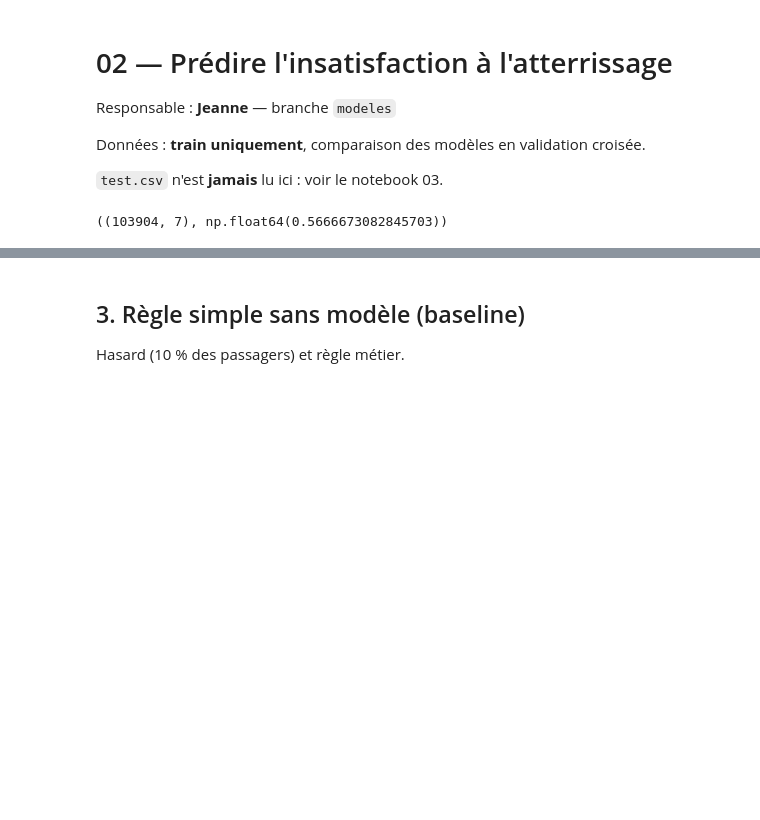
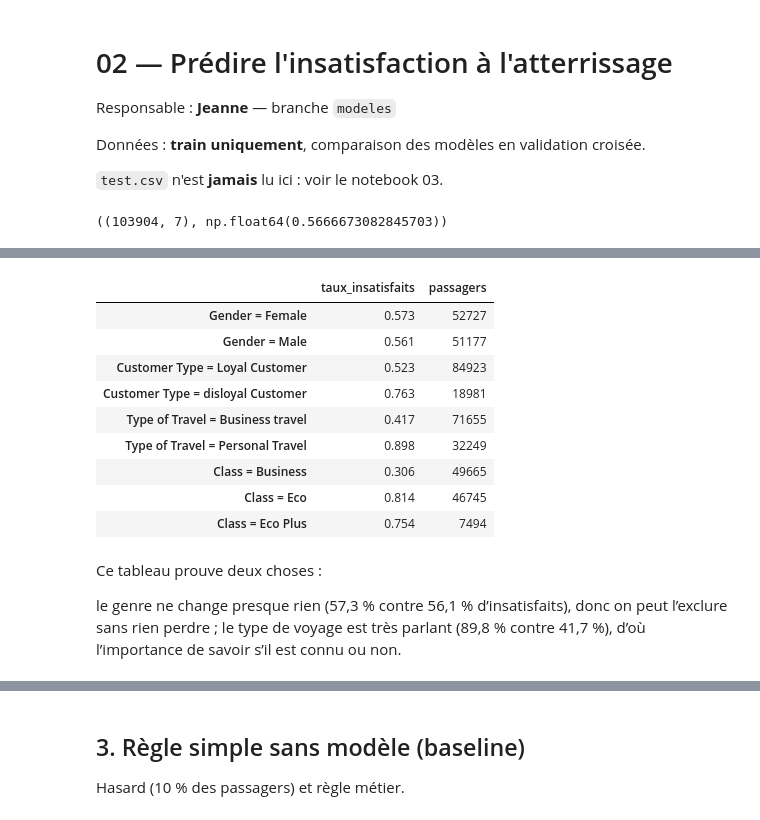
Before and after one commit to lea2110/Rush3, a Jupyter notebook: notebooks/02_modeles.ipynb, the cells around one changed output, grey strips where cells are left out. Cells and saved outputs as stored; diff of their text form; code cells hidden in the pictures; blank space fills up the shorter version.

Commit message:
2: justification des variables et de la méthode

```diff
--- a/notebooks/02_modeles.ipynb
+++ b/notebooks/02_modeles.ipynb
@@ -30,0 +42,26 @@ Validation croisée stratifiée à 5 plis, `random_state=42`, pipeline (encodage
+# %%
+import pandas as pd
+
+# Taux de neutres/insatisfaits par modalité : justifie de garder ou d'exclure chaque variable
+lignes = []
+for col in ["Gender"] + CATEGORICAL_FEATURES:
+    t = df.groupby(col)[TARGET].agg(taux_insatisfaits="mean", passagers="size")
+    t.index = [f"{col} = {v}" for v in t.index]
+    lignes.append(t)
+pd.concat(lignes).round(3)
+# %% [output]
+|  | taux_insatisfaits | passagers |
+| Gender = Female | 0.573 | 52727 |
+| Gender = Male | 0.561 | 51177 |
+| Customer Type = Loyal Customer | 0.523 | 84923 |
+| Customer Type = disloyal Customer | 0.763 | 18981 |
+| Type of Travel = Business travel | 0.417 | 71655 |
+| Type of Travel = Personal Travel | 0.898 | 32249 |
+| Class = Business | 0.306 | 49665 |
+| Class = Eco | 0.814 | 46745 |
+| Class = Eco Plus | 0.754 | 7494 |
+# %% [markdown]
+Ce tableau prouve deux choses :
+
+le genre ne change presque rien (57,3 % contre 56,1 % d’insatisfaits), donc on peut l’exclure sans rien perdre ;
+le type de voyage est très parlant (89,8 % contre 41,7 %), d’où l’importance de savoir s’il est connu ou non.
```
Also changed, not shown: parts of 6 cells of this notebook.
